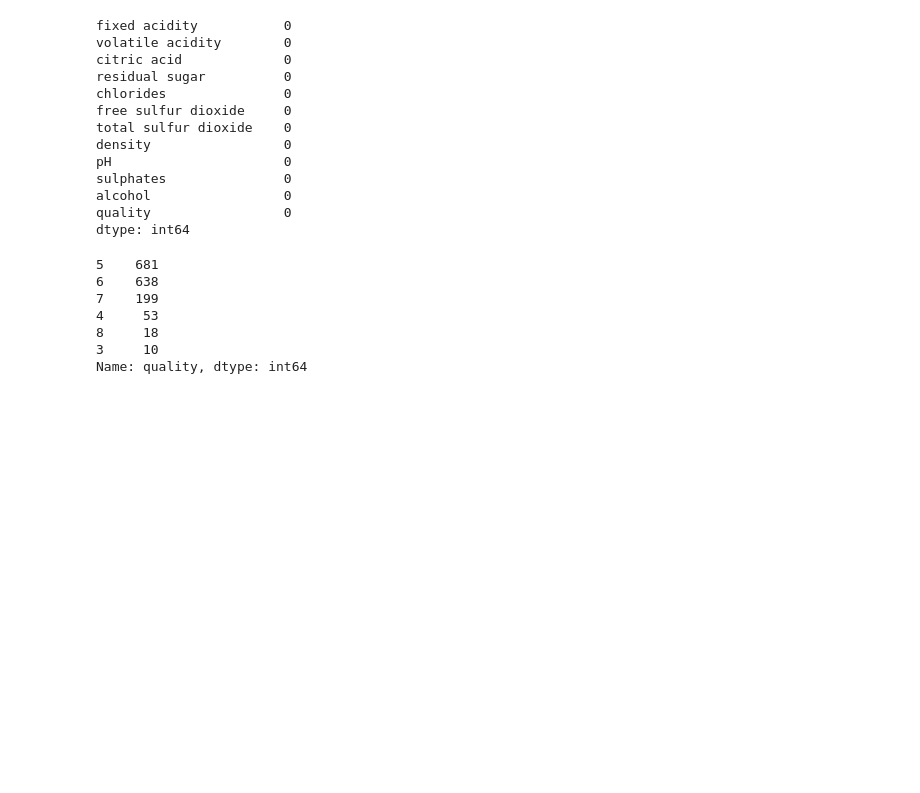
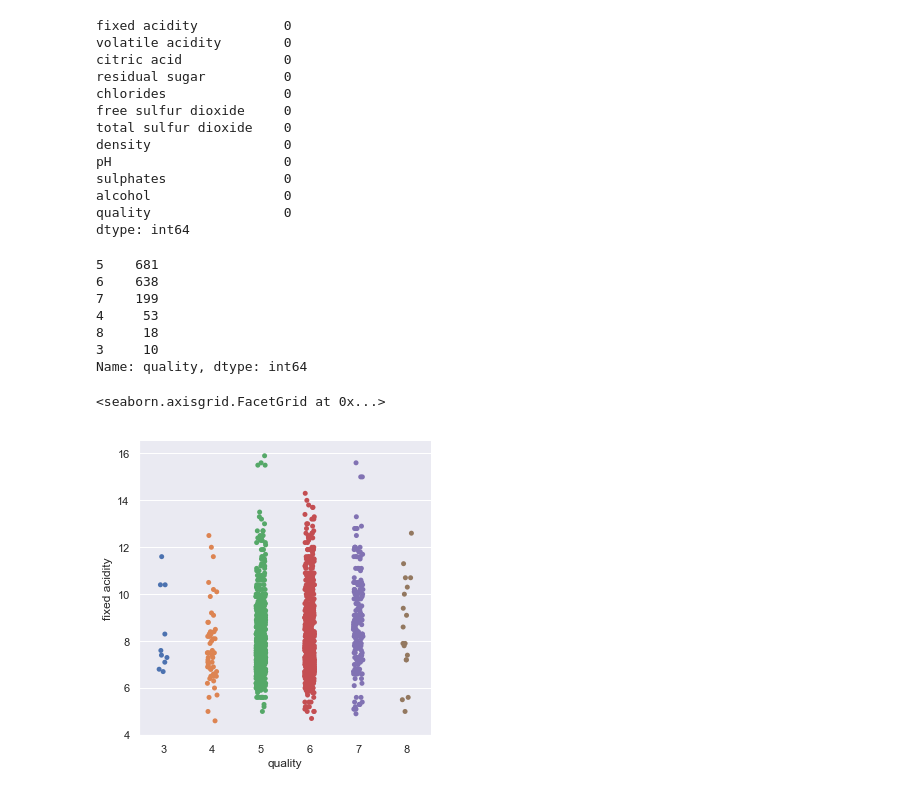
Before and after one commit to Akshace/Wine_Quality, a Jupyter notebook: Untitled.ipynb, the cells around one changed output. Cells and saved outputs as stored; diff of their text form; code cells hidden in the pictures; blank space fills up the shorter version.

```diff
--- a/Untitled.ipynb
+++ b/Untitled.ipynb
@@ -81,4 +81,7 @@ data['quality'].value_counts()
 Name: quality, dtype: int64
 # %%
 sns.set(style='darkgrid')
-sns.barplot(x='fixed acidity',y='quality',data=data,hue='pH')
+sns.catplot(y='fixed acidity',x='quality',data=data)
+# %% [output]
+<seaborn.axisgrid.FacetGrid at 0x...>
+[figure, added]
```
Also changed, not shown: parts of 27 cells of this notebook.
